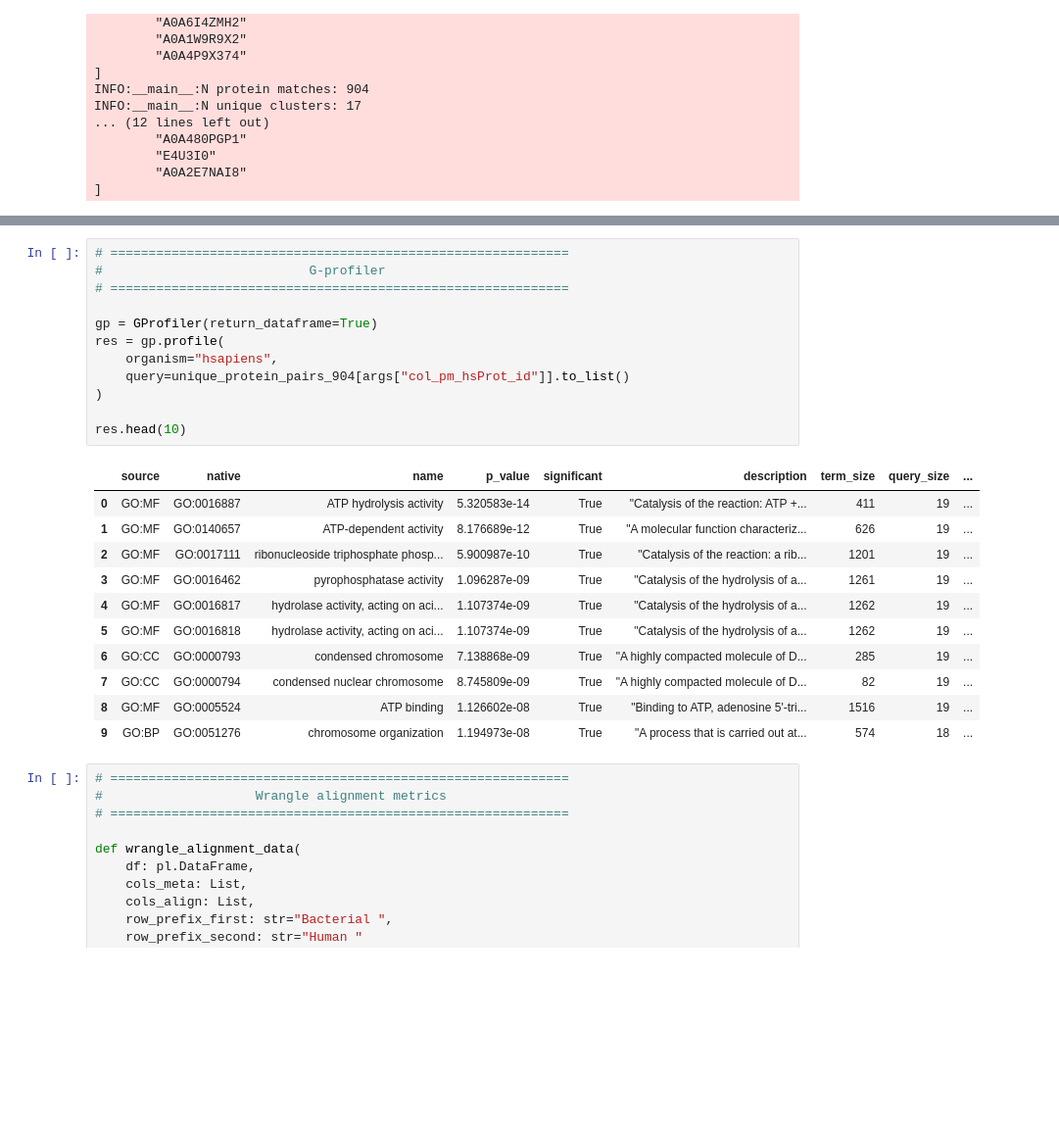
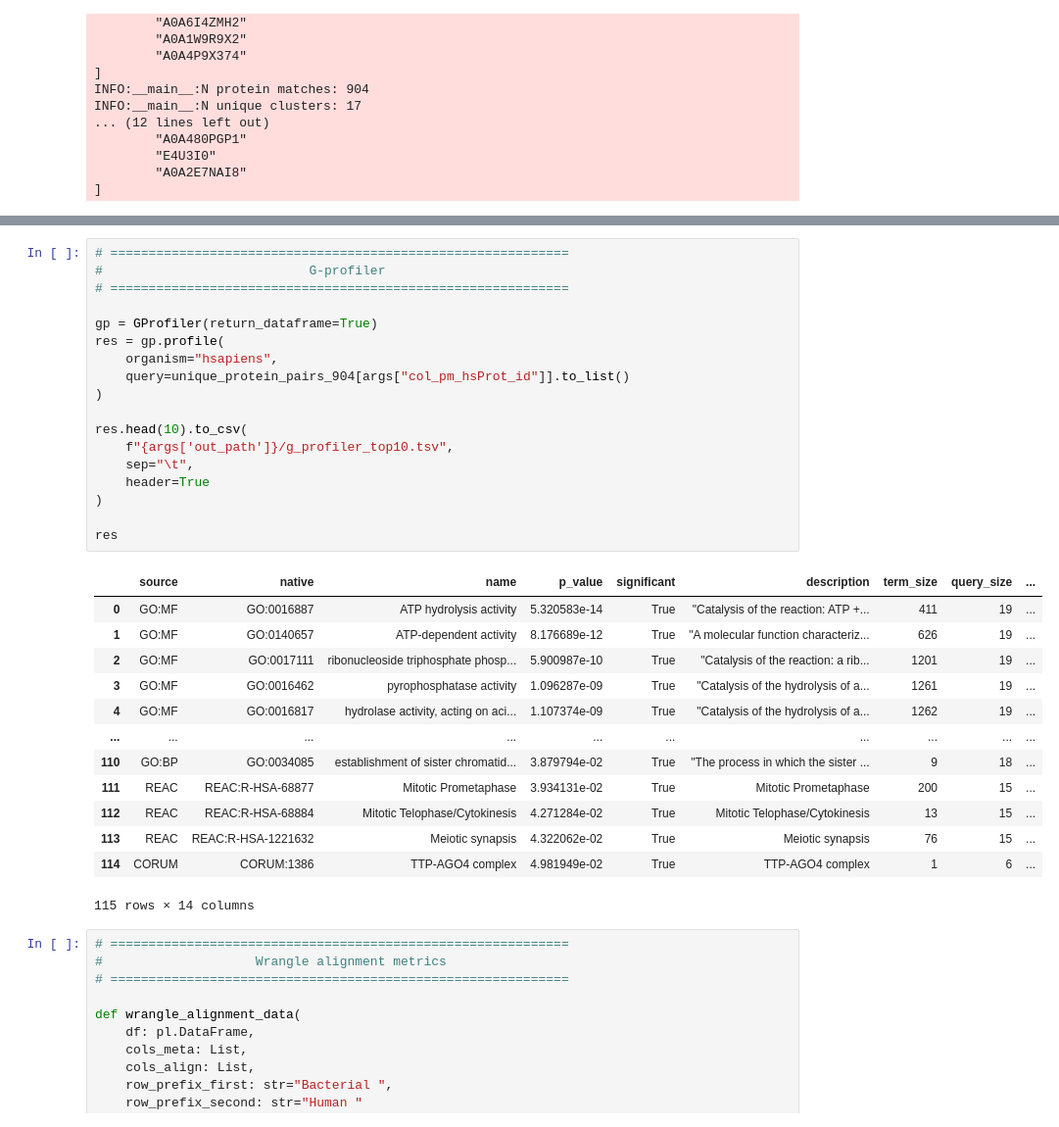
Before and after one commit to juliandeanmoran/BISSH, a Jupyter notebook: testing/explore_protein_matches.ipynb, the cells around one changed output, grey strips where cells are left out. Shown at 98% size. Drawn from its saved outputs; the diff is of its cells as text; blank space fills up the shorter version.

Commit message:
Added table of g-profiler results.

```diff
--- a/testing/explore_protein_matches.ipynb
+++ b/testing/explore_protein_matches.ipynb
@@ -192,27 +193,35 @@ shape: (297, 71)
 # %%
 # ============================================================
 #                           G-profiler
 # ============================================================
 
 gp = GProfiler(return_dataframe=True)
 res = gp.profile(
     organism="hsapiens",
     query=unique_protein_pairs_904[args["col_pm_hsProt_id"]].to_list()
 )
 
-res.head(10)
+res.head(10).to_csv(
+    f"{args['out_path']}/g_profiler_top10.tsv",
+    sep="\t",
+    header=True
+)
+
+res
 # %% [output]
 |  | source | native | name | p_value | significant | description | term_size | query_size | ... |
 | 0 | GO:MF | GO:0016887 | ATP hydrolysis activity | 5.320583e-14 | True | "Catalysis of the reaction: ATP +... | 411 | 19 | ... |
 | 1 | GO:MF | GO:0140657 | ATP-dependent activity | 8.176689e-12 | True | "A molecular function characteriz... | 626 | 19 | ... |
 | 2 | GO:MF | GO:0017111 | ribonucleoside triphosphate phosp... | 5.900987e-10 | True | "Catalysis of the reaction: a rib... | 1201 | 19 | ... |
 | 3 | GO:MF | GO:0016462 | pyrophosphatase activity | 1.096287e-09 | True | "Catalysis of the hydrolysis of a... | 1261 | 19 | ... |
 | 4 | GO:MF | GO:0016817 | hydrolase activity, acting on aci... | 1.107374e-09 | True | "Catalysis of the hydrolysis of a... | 1262 | 19 | ... |
-| 5 | GO:MF | GO:0016818 | hydrolase activity, acting on aci... | 1.107374e-09 | True | "Catalysis of the hydrolysis of a... | 1262 | 19 | ... |
-| 6 | GO:CC | GO:0000793 | condensed chromosome | 7.138868e-09 | True | "A highly compacted molecule of D... | 285 | 19 | ... |
-| 7 | GO:CC | GO:0000794 | condensed nuclear chromosome | 8.745809e-09 | True | "A highly compacted molecule of D... | 82 | 19 | ... |
-| 8 | GO:MF | GO:0005524 | ATP binding | 1.126602e-08 | True | "Binding to ATP, adenosine 5'-tri... | 1516 | 19 | ... |
-| 9 | GO:BP | GO:0051276 | chromosome organization | 1.194973e-08 | True | "A process that is carried out at... | 574 | 18 | ... |
+| ... | ... | ... | ... | ... | ... | ... | ... | ... | ... |
+| 110 | GO:BP | GO:0034085 | establishment of sister chromatid... | 3.879794e-02 | True | "The process in which the sister ... | 9 | 18 | ... |
+| 111 | REAC | REAC:R-HSA-68877 | Mitotic Prometaphase | 3.934131e-02 | True | Mitotic Prometaphase | 200 | 15 | ... |
+| 112 | REAC | REAC:R-HSA-68884 | Mitotic Telophase/Cytokinesis | 4.271284e-02 | True | Mitotic Telophase/Cytokinesis | 13 | 15 | ... |
+| 113 | REAC | REAC:R-HSA-1221632 | Meiotic synapsis | 4.322062e-02 | True | Meiotic synapsis | 76 | 15 | ... |
+| 114 | CORUM | CORUM:1386 | TTP-AGO4 complex | 4.981949e-02 | True | TTP-AGO4 complex | 1 | 6 | ... |
+115 rows × 14 columns
 # %%
 # ============================================================
 #                    Wrangle alignment metrics
```
Also changed, not shown: parts of 1 cell of this notebook, 3 other files.
